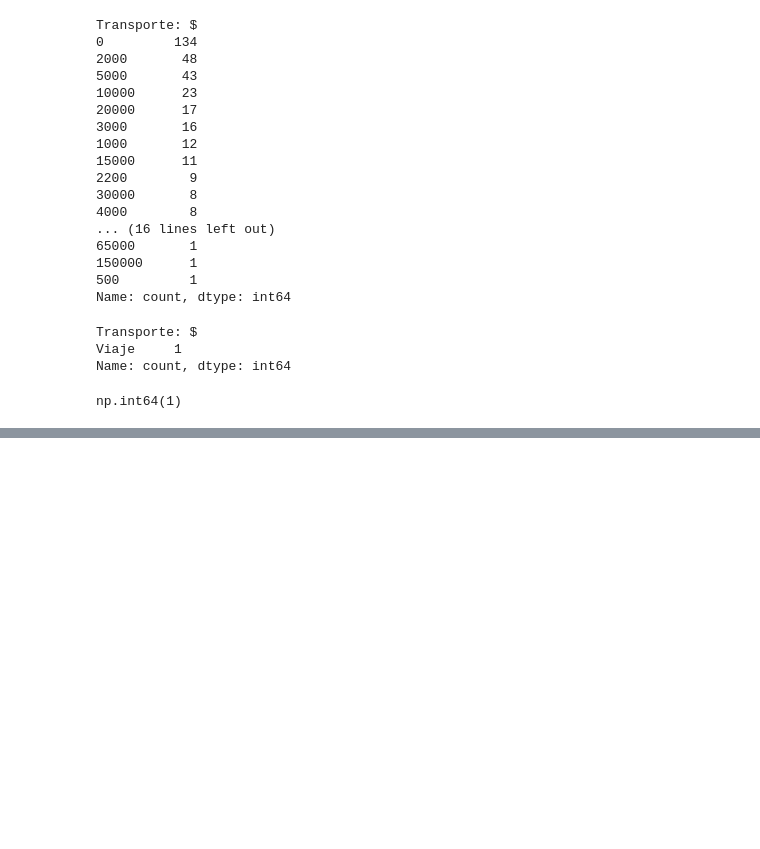
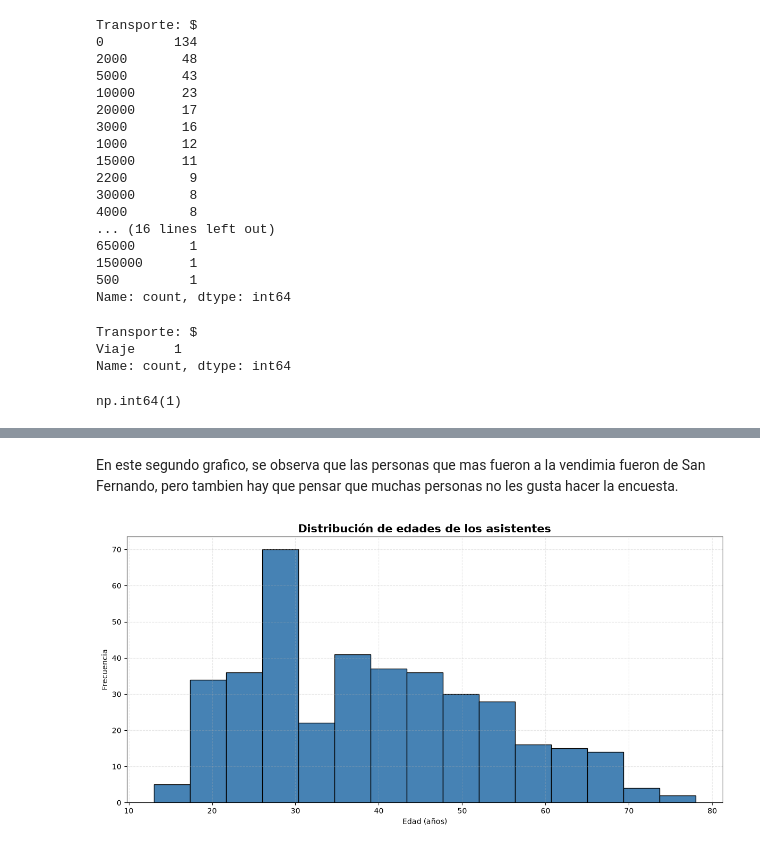
Before and after one commit to hmfc2/Proyect-EDA, a Jupyter notebook: Proyecto Capstone/EDA_encuesta_vendimia.ipynb, the cells around one changed output, grey strips where cells are left out. Saved outputs shown, nothing was run; the diff lists cells and outputs as text; code cells hidden in the pictures; blank space fills up the shorter version.

```diff
--- a/Proyecto Capstone/EDA_encuesta_vendimia.ipynb
+++ b/Proyecto Capstone/EDA_encuesta_vendimia.ipynb
@@ -370,0 +797,18 @@ Name: Transporte: $, Length: 390, dtype: float64>
+# %% [markdown]
+En este segundo grafico, se observa que las personas que mas fueron a la vendimia fueron de San Fernando, pero tambien hay que pensar que muchas personas no les gusta hacer la encuesta.
+# %%
+#Tercer grafico
+plt.figure(figsize=(12,6))
+
+plt.hist(vendimia["Edad"],bins=15,color="#4682B4",edgecolor="black")
+plt.title("Distribución de edades de los asistentes",fontsize=15,weight="bold")
+plt.xlabel("Edad (años)")
+plt.ylabel("Frecuencia")
+
+plt.grid(linestyle="--",alpha=0.3)
+
+plt.tight_layout()
+
+plt.show()
+# %% [output]
+[figure, added]
```
Also changed, not shown: parts of 31 cells of this notebook.
